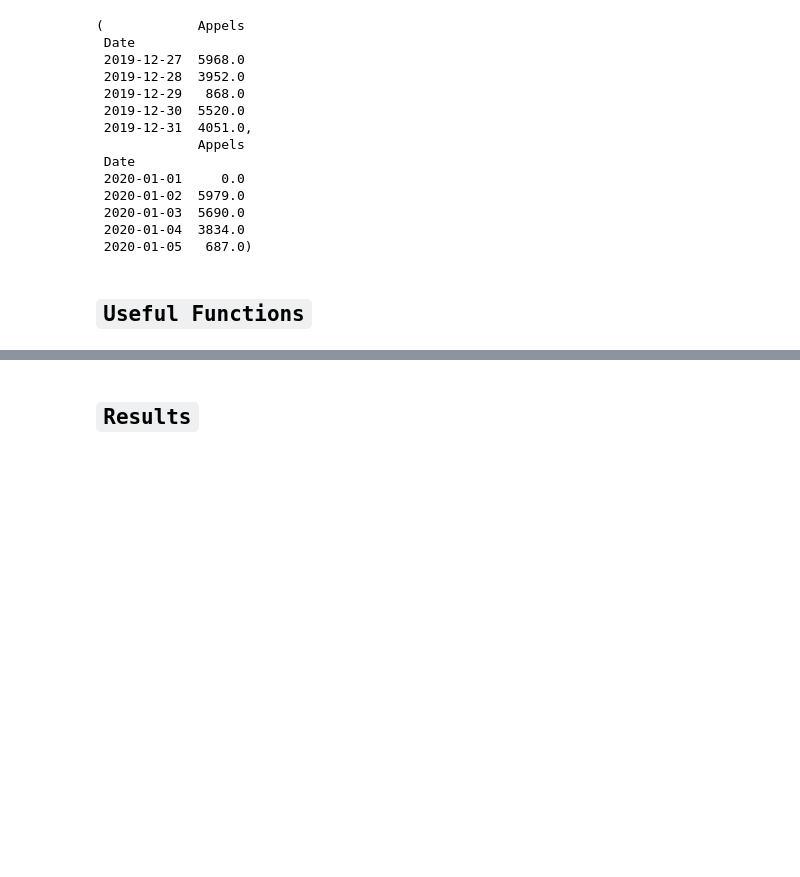
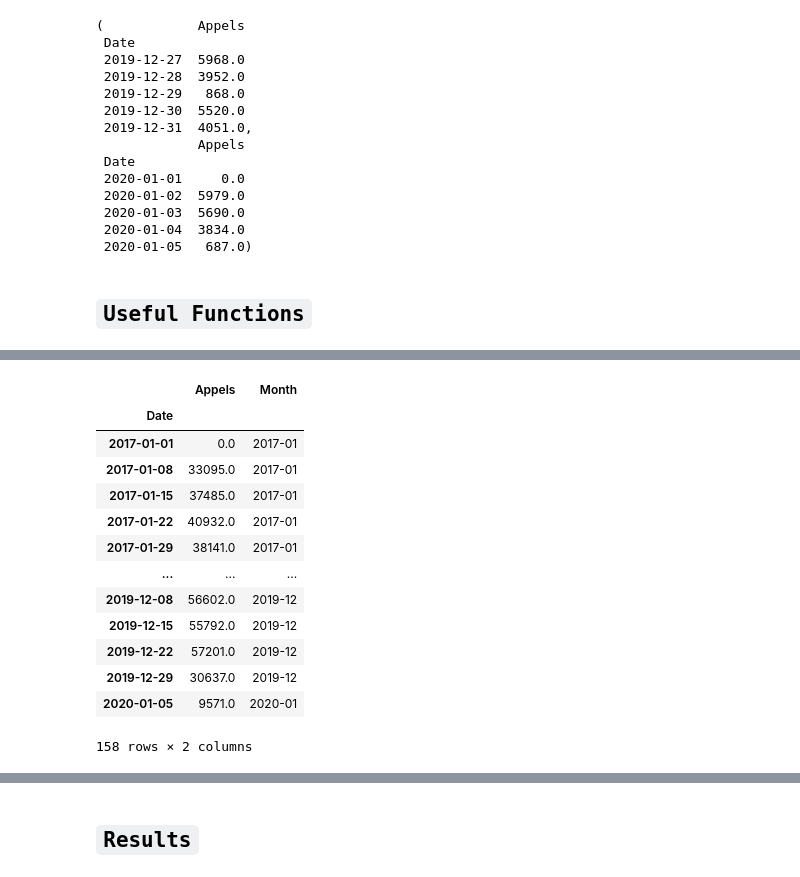
Before and after one commit to GabrielTruong/tsa_decomposition, a Jupyter notebook: model_type.ipynb, the cells around one changed output, grey strips where cells are left out. Cells and saved outputs as stored; diff of their text form; code cells hidden in the pictures; blank space fills up the shorter version.

Commit message:
still miss the months period

```diff
--- a/model_type.ipynb
+++ b/model_type.ipynb
@@ -134,0 +171,20 @@ def getBuysBallot(df,period='Y',season='M'):
+# %%
+df_study = train_df.copy()
+df_study = df_study.resample('W').sum()
+df_study['Month'] = df_study.index.to_period('M')
+df_study
+# %% [output]
+|  | Appels | Month |
+| Date |  |  |
+| 2017-01-01 | 0.0 | 2017-01 |
+| 2017-01-08 | 33095.0 | 2017-01 |
+| 2017-01-15 | 37485.0 | 2017-01 |
+| 2017-01-22 | 40932.0 | 2017-01 |
+| 2017-01-29 | 38141.0 | 2017-01 |
+| ... | ... | ... |
+| 2019-12-08 | 56602.0 | 2019-12 |
+| 2019-12-15 | 55792.0 | 2019-12 |
+| 2019-12-22 | 57201.0 | 2019-12 |
+| 2019-12-29 | 30637.0 | 2019-12 |
+| 2020-01-05 | 9571.0 | 2020-01 |
+158 rows × 2 columns
```
Also changed, not shown: parts of 4 cells of this notebook.
